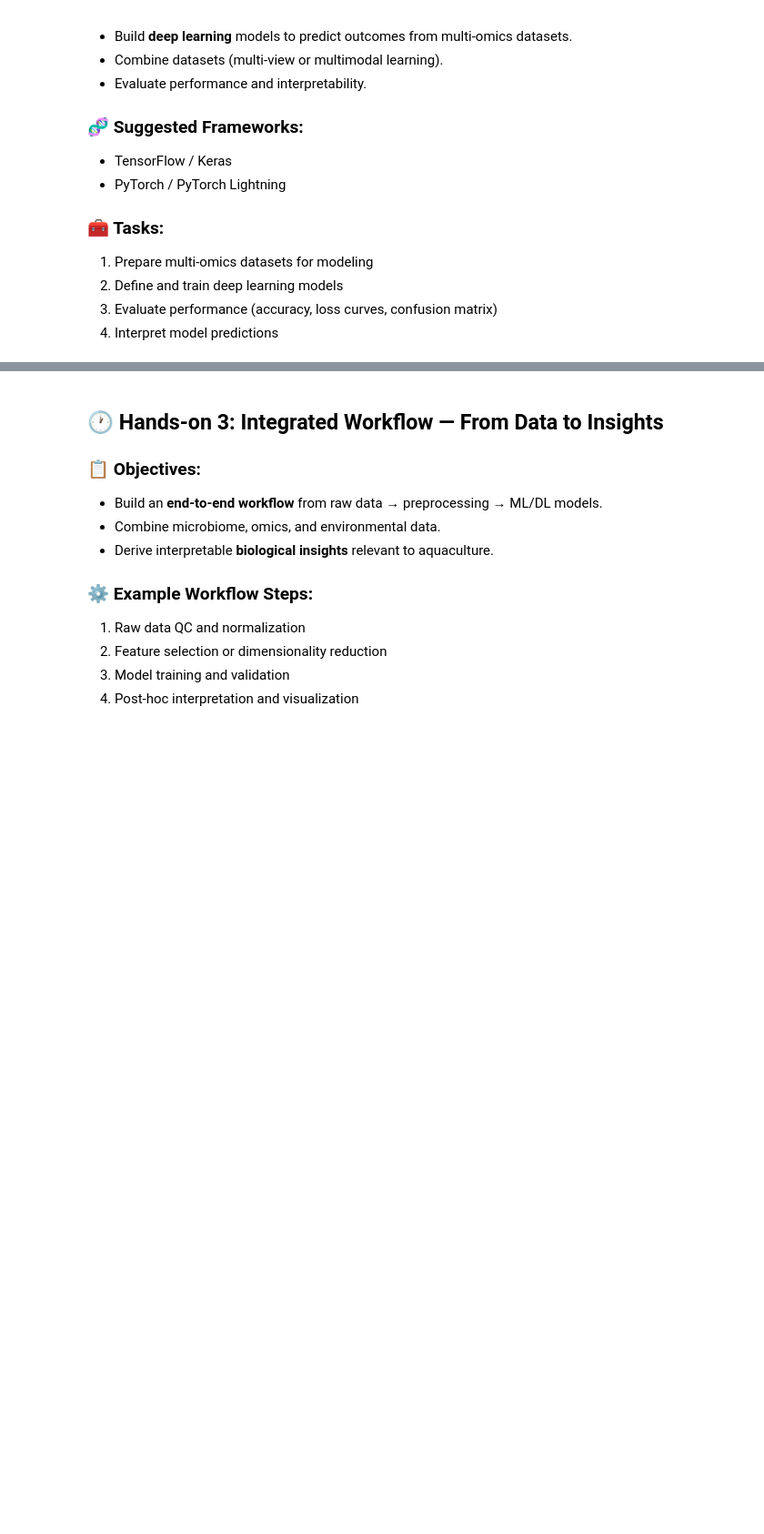
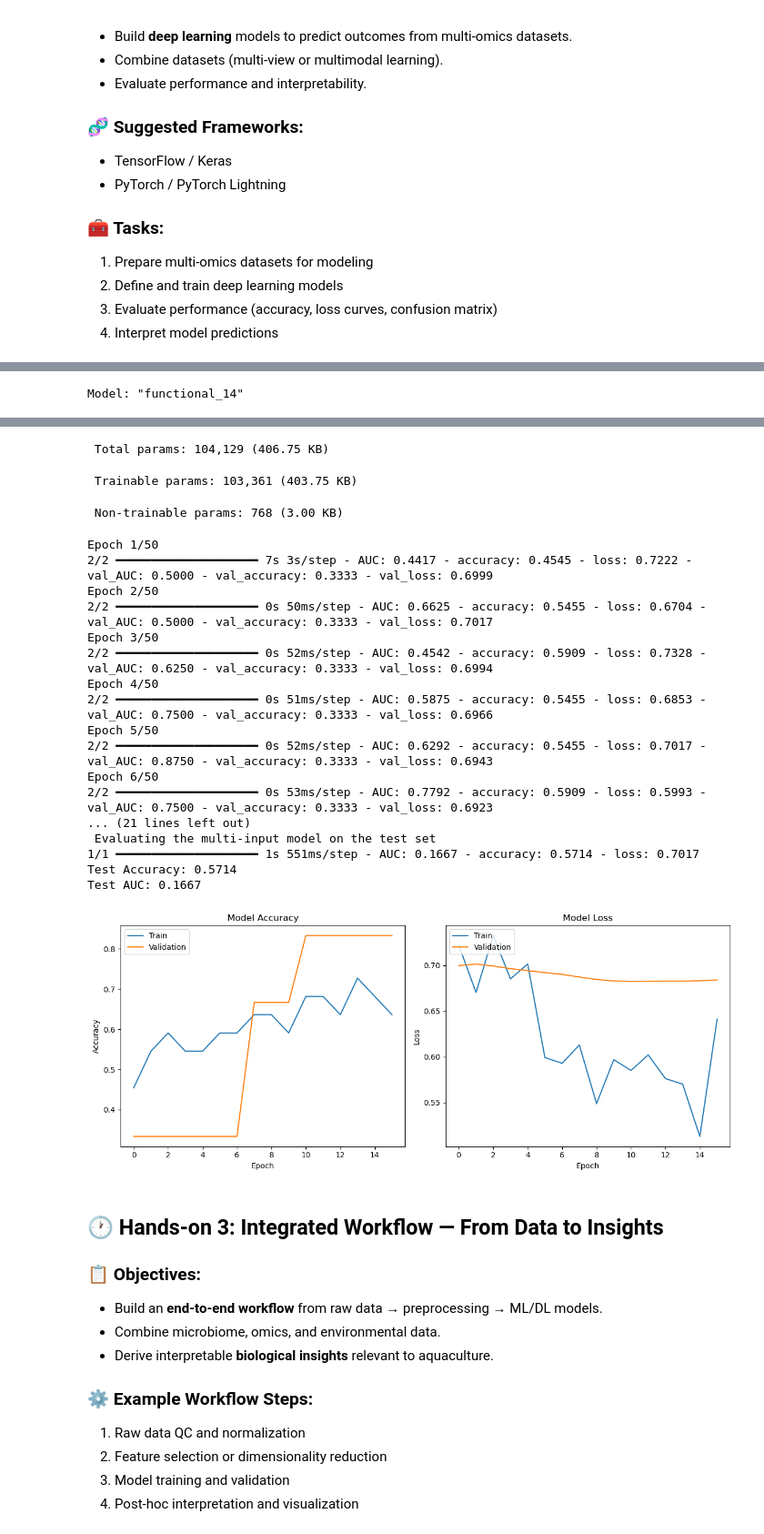
Before and after one commit to berkayekren/COST-BioAqua-HandsOn_Session, a Jupyter notebook: COST_BIOAQUA_CA22106_20251021.ipynb, the cells around one changed output, grey strips where cells are left out. Shown: that part at 91% size. Saved outputs shown, nothing was run; the diff lists cells and outputs as text; code cells hidden in the pictures; blank space fills up the shorter version.

```diff
--- a/COST_BIOAQUA_CA22106_20251021.ipynb
+++ b/COST_BIOAQUA_CA22106_20251021.ipynb
@@ -776,29 +919,11 @@ ImportError: libtensorflow_cc.so.2: cannot enable executable stack as shared obj
 # %%
-# --- Data Preparation for Deep Learning ---
-# We will use the data from the 'Late Integration' split, which is already prepared.
-# For the multi-input model, we need the unselected, original feature sets.
-
-# Microbiome data (already split)
-# X_micro_train, X_micro_test
-
-# Metabolome data (already split)
-# X_metab_train, X_metab_test
-
-# Target variable (already split)
-# y_train_late, y_test_late
-
-print("--- Shapes of data for Deep Learning ---")
-print("Microbiome Train:", X_micro_train.shape, "| Test:", X_micro_test.shape)
-print("Metabolome Train:", X_metab_train.shape, "| Test:", X_metab_test.shape)
-print("Target Train:", y_train_late.shape, "| Test:", y_test_late.shape)
-
-# --- Build a Multi-Input Deep Learning Model using Keras Functional API ---
+# Build a Multi-Input Deep Learning Model using Keras Functional API
 
 # Define the input layers for each data type
 input_micro = Input(shape=(X_micro_train.shape[1],), name='microbiome_input')
 input_metab = Input(shape=(X_metab_train.shape[1],), name='metabolome_input')
 
-# --- Microbiome Branch ---
+# Microbiome Branch
 # This branch processes the microbiome data
 x1 = Dense(256, activation='relu')(input_micro)
 x1 = BatchNormalization()(x1)
@@ -806,7 +931,7 @@ x1 = Dropout(0.5)(x1)
 x1 = Dense(128, activation='relu')(x1)
 x1 = Model(inputs=input_micro, outputs=x1) # This defines the microbiome sub-model
 
-# --- Metabolome Branch ---
+# Metabolome Branch
 # This branch processes the metabolome data
 x2 = Dense(128, activation='relu')(input_metab)
 x2 = BatchNormalization()(x2)
@@ -814,18 +939,18 @@ x2 = Dropout(0.5)(x2)
 x2 = Dense(64, activation='relu')(x2)
 x2 = Model(inputs=input_metab, outputs=x2) # This defines the metabolome sub-model
 
-# --- Concatenate the branches ---
+# Concatenate the branches
 # The outputs of the two branches are combined
 combined = Concatenate()([x1.output, x2.output])
 
-# --- Fully Connected Head ---
+# Fully Connected Head
 # These layers process the combined data
 z = Dense(128, activation='relu')(combined)
 z = Dropout(0.5)(z)
 z = Dense(64, activation='relu')(z)
 output = Dense(1, activation='sigmoid', name='final_output')(z) # Binary classification output
 
-# --- Create and Compile the Model ---
+# Create and Compile the Model
 # The final model takes two inputs and produces one output
 multi_input_model = Model(inputs=[x1.input, x2.input], outputs=output)
 
@@ -836,11 +961,10 @@ multi_input_model.compile(optimizer='adam',
 # Print the model summary to see the architecture
 multi_input_model.summary()
 
-# --- Train the Model ---
-# We provide the training data as a list of arrays, matching the input layers
+# Train the Model
 history = multi_input_model.fit(
     [X_micro_train, X_metab_train],
-    y_train_late,
+    y_train_dl,
     epochs=50,
     batch_size=16,
     validation_split=0.2, # Use part of the training data for validation
@@ -848,13 +972,13 @@ history = multi_input_model.fit(
     verbose=1
 )
 
-# --- Evaluate the Model on the Test Set ---
-print("\n--- Evaluating the multi-input model on the test set ---")
-loss, accuracy, auc = multi_input_model.evaluate([X_micro_test, X_metab_test], y_test_late)
+# Evaluate the Model on the Test Set
+print("\n Evaluating the multi-input model on the test set ")
+loss, accuracy, auc = multi_input_model.evaluate([X_micro_test, X_metab_test], y_test_dl)
 print(f"Test Accuracy: {accuracy:.4f}")
 print(f"Test AUC: {auc:.4f}")
 
-# --- Plot Training History ---
+# Plot Training History
 plt.figure(figsize=(12, 5))
 
 # Plot training & validation accuracy values
@@ -877,3 +1001,5 @@ plt.legend(['Train', 'Validation'], loc='upper left')
 
 plt.tight_layout()
 plt.show()
+# %% [output]
+Model: "functional_14"
@@ -880,3 +1023,24 @@ plt.show()
+ Total params: 104,129 (406.75 KB)
+ Trainable params: 103,361 (403.75 KB)
+ Non-trainable params: 768 (3.00 KB)
+Epoch 1/50
+2/2 ━━━━━━━━━━━━━━━━━━━━ 7s 3s/step - AUC: 0.4417 - accuracy: 0.4545 - loss: 0.7222 - val_AUC: 0.5000 - val_accuracy: 0.3333 - val_loss: 0.6999
+Epoch 2/50
+2/2 ━━━━━━━━━━━━━━━━━━━━ 0s 50ms/step - AUC: 0.6625 - accuracy: 0.5455 - loss: 0.6704 - val_AUC: 0.5000 - val_accuracy: 0.3333 - val_loss: 0.7017
+Epoch 3/50
+2/2 ━━━━━━━━━━━━━━━━━━━━ 0s 52ms/step - AUC: 0.4542 - accuracy: 0.5909 - loss: 0.7328 - val_AUC: 0.6250 - val_accuracy: 0.3333 - val_loss: 0.6994
+Epoch 4/50
+2/2 ━━━━━━━━━━━━━━━━━━━━ 0s 51ms/step - AUC: 0.5875 - accuracy: 0.5455 - loss: 0.6853 - val_AUC: 0.7500 - val_accuracy: 0.3333 - val_loss: 0.6966
+Epoch 5/50
+2/2 ━━━━━━━━━━━━━━━━━━━━ 0s 52ms/step - AUC: 0.6292 - accuracy: 0.5455 - loss: 0.7017 - val_AUC: 0.8750 - val_accuracy: 0.3333 - val_loss: 0.6943
+Epoch 6/50
+2/2 ━━━━━━━━━━━━━━━━━━━━ 0s 53ms/step - AUC: 0.7792 - accuracy: 0.5909 - loss: 0.5993 - val_AUC: 0.7500 - val_accuracy: 0.3333 - val_loss: 0.6923
+... (21 lines left out)
+ Evaluating the multi-input model on the test set
+1/1 ━━━━━━━━━━━━━━━━━━━━ 1s 551ms/step - AUC: 0.1667 - accuracy: 0.5714 - loss: 0.7017
+Test Accuracy: 0.5714
+Test AUC: 0.1667
+[figure, added]
 # %% [markdown]
 ## 🕐 Hands-on 3: Integrated Workflow — From Data to Insights
 ### 📋 Objectives:
```
Also changed, not shown: parts of 19 cells of this notebook, 2 other files.
